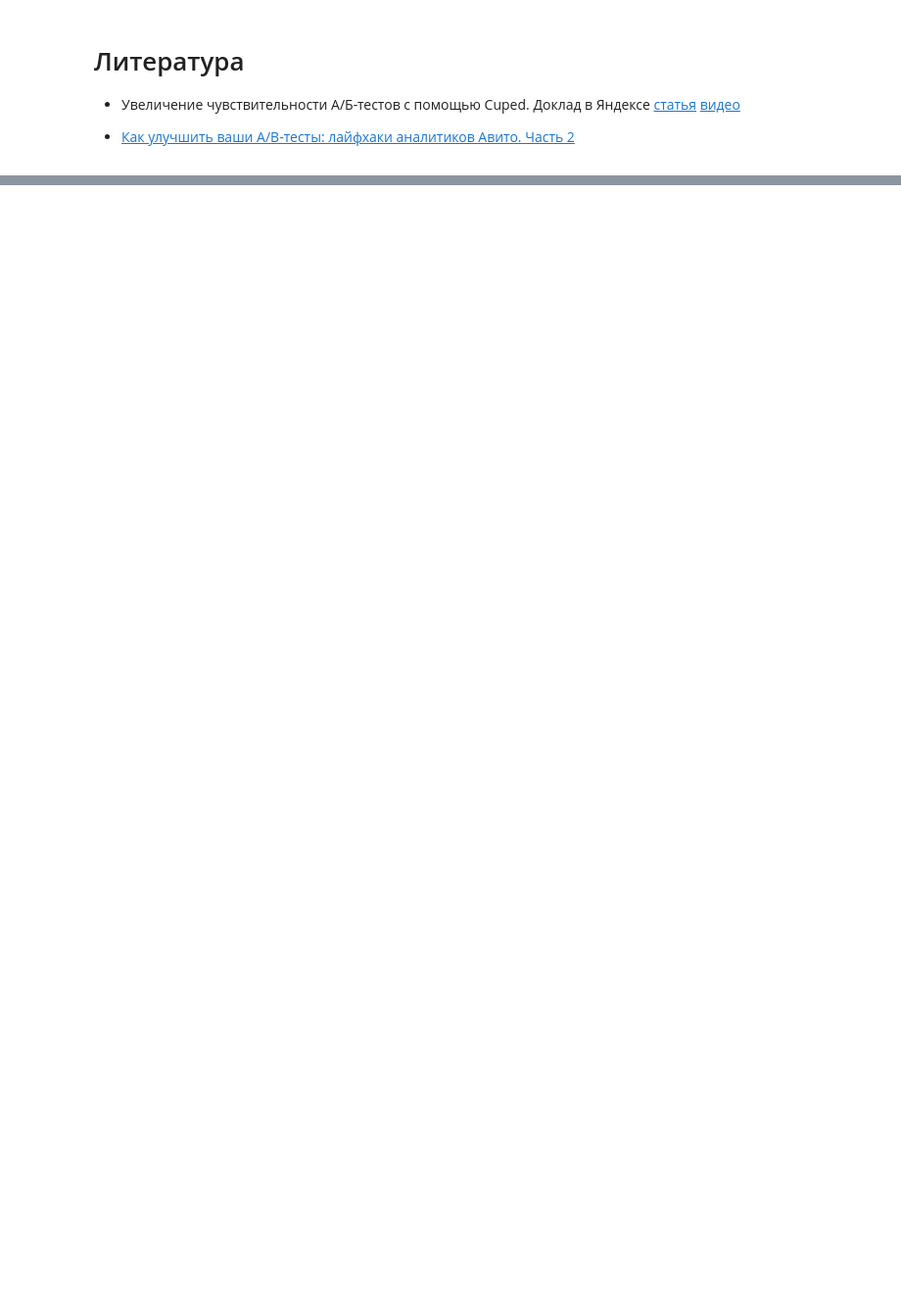
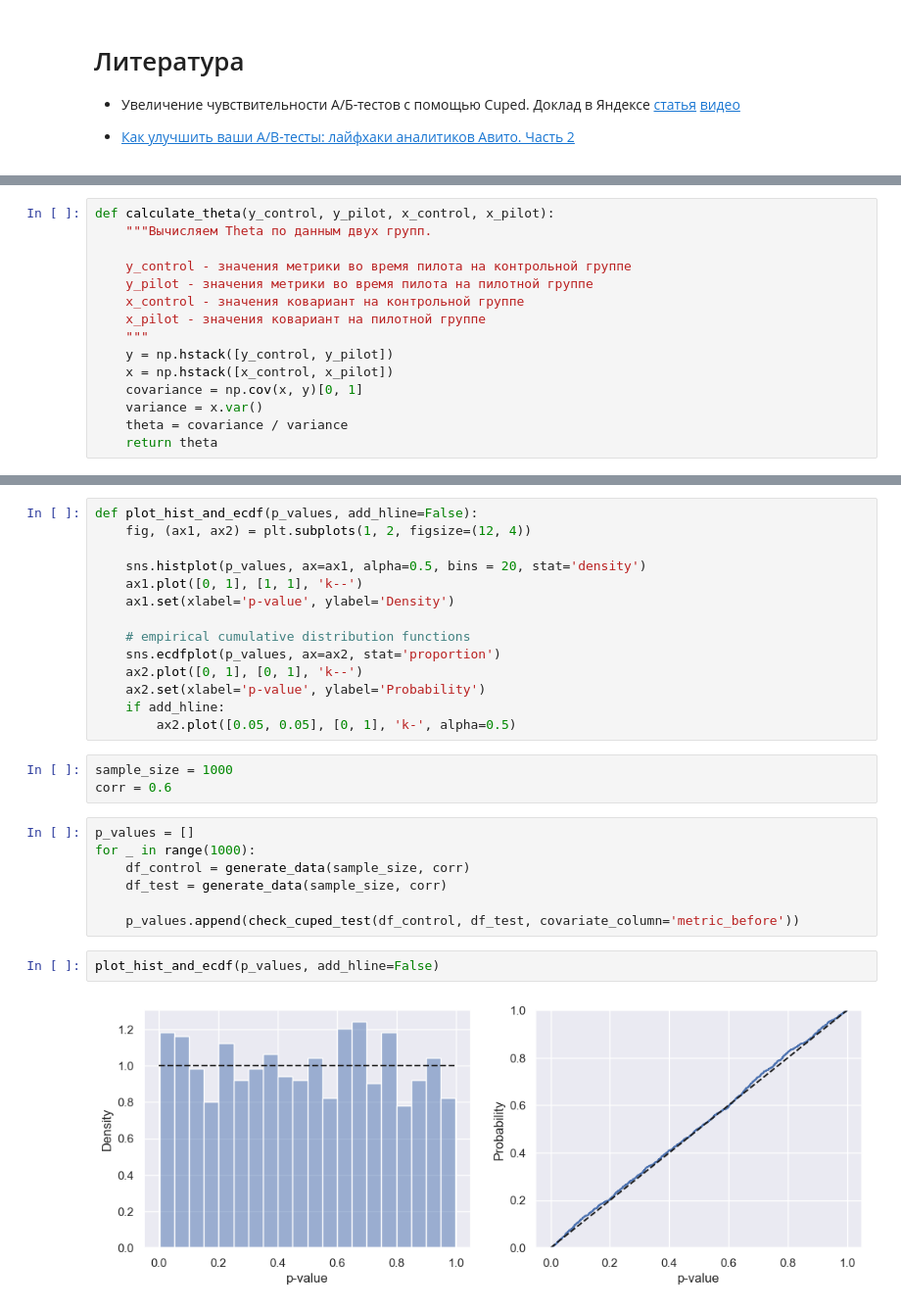
Before and after one commit to ShashlovAI/stat, a Jupyter notebook: AB/cuped.ipynb, the cells around one changed output, grey strips where cells are left out. Shown at 98% size. Drawn from its saved outputs; the diff is of its cells as text; blank space fills up the shorter version.

Commit message:
cuped v2

```diff
--- a/AB/cuped.ipynb
+++ b/AB/cuped.ipynb
@@ -90,0 +39,15 @@ print(f"Реальный уровень значимости: {round(bad_cnt / N
+# %%
+def calculate_theta(y_control, y_pilot, x_control, x_pilot):
+    """Вычисляем Theta по данным двух групп.
+
+    y_control - значения метрики во время пилота на контрольной группе
+    y_pilot - значения метрики во время пилота на пилотной группе
+    x_control - значения ковариант на контрольной группе
+    x_pilot - значения ковариант на пилотной группе
+    """
+    y = np.hstack([y_control, y_pilot])
+    x = np.hstack([x_control, x_pilot])
+    covariance = np.cov(x, y)[0, 1]
+    variance = x.var()
+    theta = covariance / variance
+    return theta
@@ -90,0 +81,28 @@ print(f"Реальный уровень значимости: {round(bad_cnt / N
+# %%
+def plot_hist_and_ecdf(p_values, add_hline=False):
+    fig, (ax1, ax2) = plt.subplots(1, 2, figsize=(12, 4))
+
+    sns.histplot(p_values, ax=ax1, alpha=0.5, bins = 20, stat='density')
+    ax1.plot([0, 1], [1, 1], 'k--')
+    ax1.set(xlabel='p-value', ylabel='Density')
+
+    # empirical cumulative distribution functions
+    sns.ecdfplot(p_values, ax=ax2, stat='proportion')
+    ax2.plot([0, 1], [0, 1], 'k--')
+    ax2.set(xlabel='p-value', ylabel='Probability')
+    if add_hline:
+        ax2.plot([0.05, 0.05], [0, 1], 'k-', alpha=0.5)
+# %%
+sample_size = 1000
+corr = 0.6
+# %%
+p_values = []
+for _ in range(1000):
+    df_control = generate_data(sample_size, corr)
+    df_test = generate_data(sample_size, corr)
+
+    p_values.append(check_cuped_test(df_control, df_test, covariate_column='metric_before'))
+# %%
+plot_hist_and_ecdf(p_values, add_hline=False)
+# %% [output]
+[figure, added]
```
Also changed, not shown: parts of 12 cells of this notebook.
